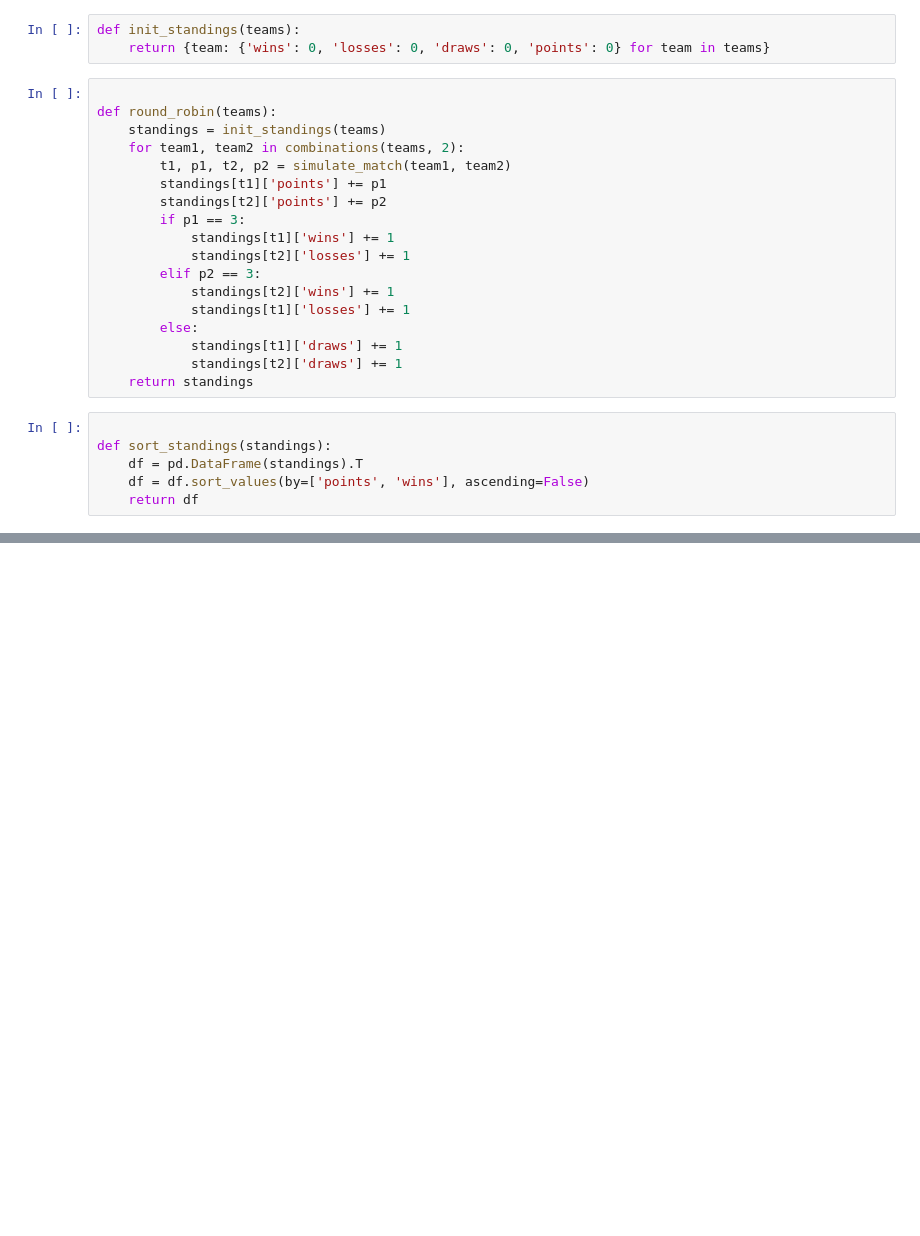
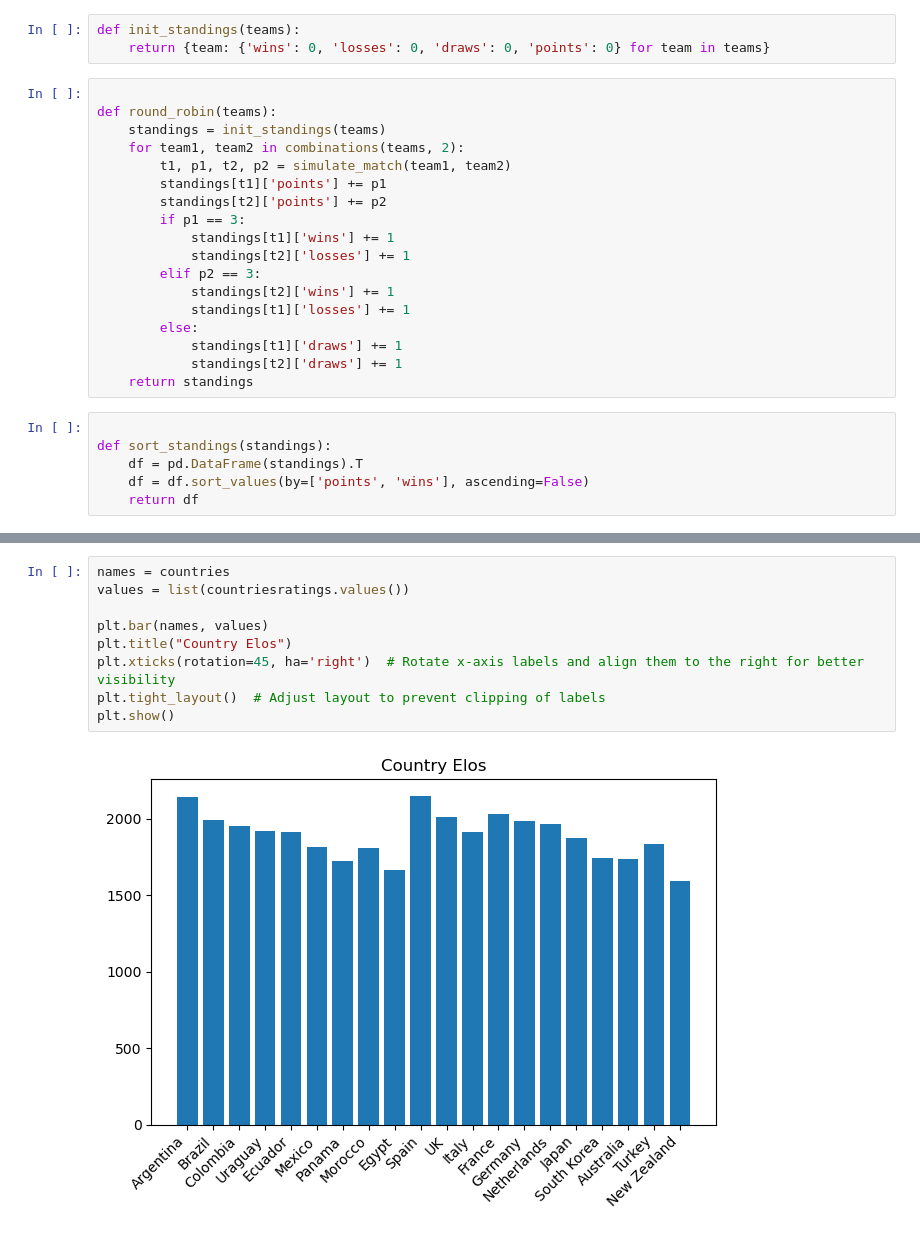
Before and after one commit to alston-yam/IMMC-2025, a Jupyter notebook: matchmaking2.ipynb, the cells around one changed output, grey strips where cells are left out. Cells and saved outputs as stored; diff of their text form; blank space fills up the shorter version.

```diff
--- a/matchmaking2.ipynb
+++ b/matchmaking2.ipynb
@@ -187,0 +202,11 @@ plt.show()
+# %%
+names = countries
+values = list(countriesratings.values())
+
+plt.bar(names, values)
+plt.title("Country Elos")
+plt.xticks(rotation=45, ha='right')  # Rotate x-axis labels and align them to the right for better visibility
+plt.tight_layout()  # Adjust layout to prevent clipping of labels
+plt.show()
+# %% [output]
+[figure, added]
```
Also changed, not shown: parts of 4 cells of this notebook.
